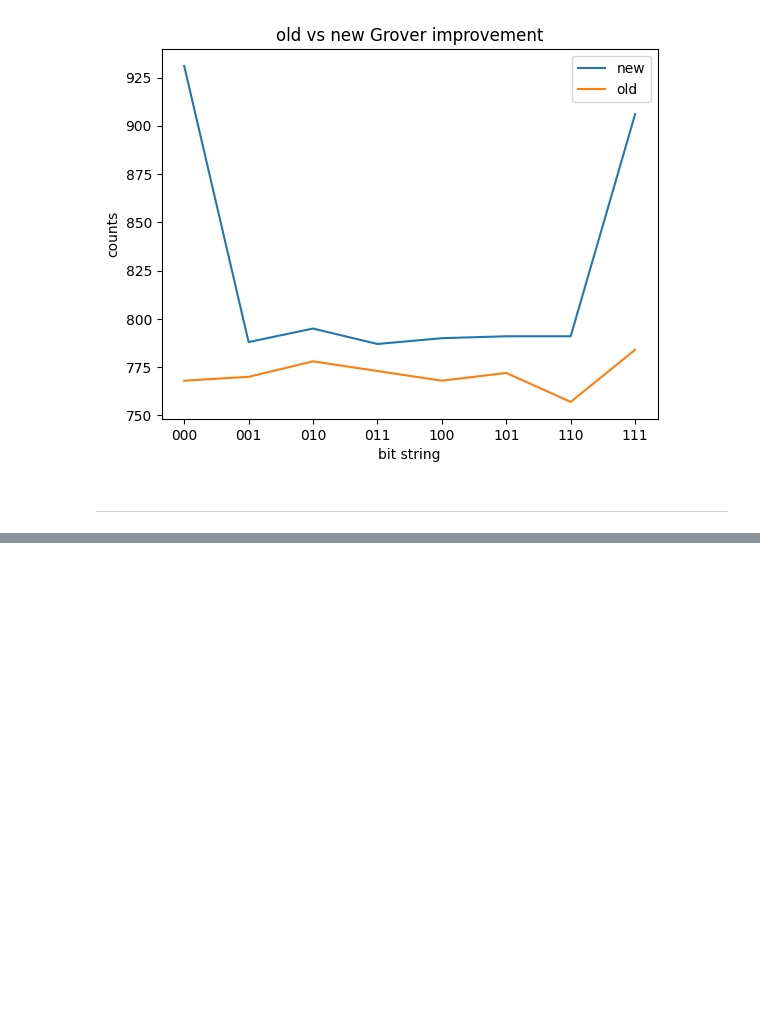
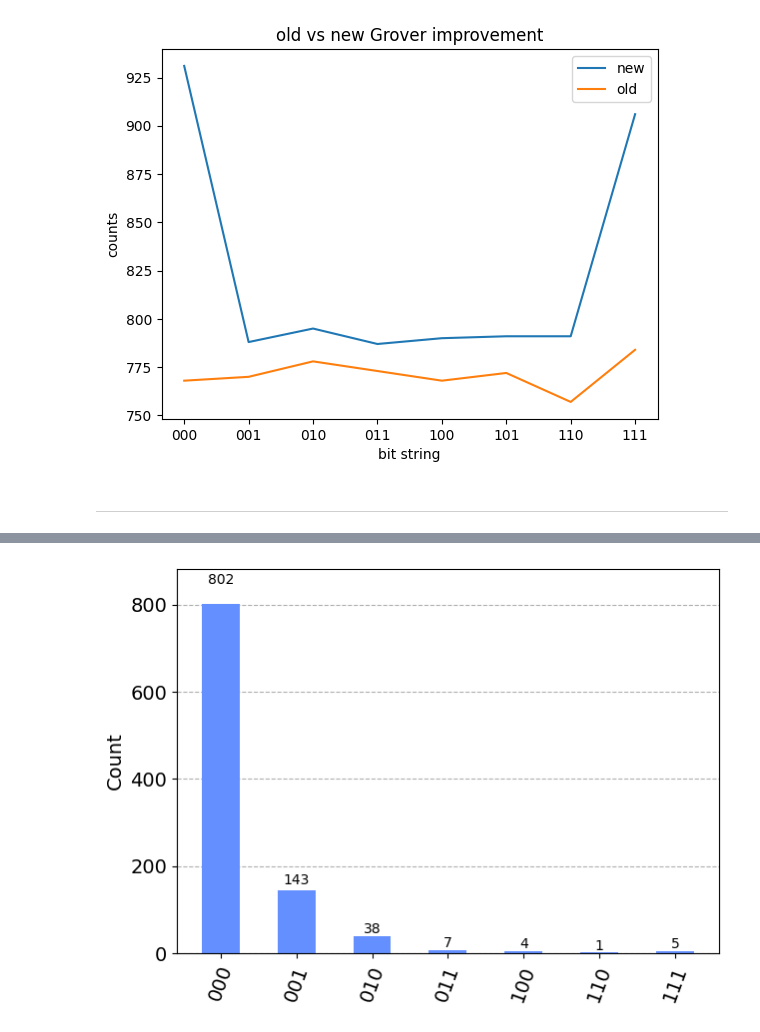
Before and after one commit to Dpbm/scientific-research-1-quantum-oracles, a Jupyter notebook: code/file-explorer.ipynb, the cells around one changed output, grey strips where cells are left out. Cells and saved outputs as stored; diff of their text form; code cells hidden in the pictures; blank space fills up the shorter version.

```diff
--- a/code/file-explorer.ipynb
+++ b/code/file-explorer.ipynb
@@ -849,0 +861,6 @@ plt.show()
+# %%
+oracle = p_oracle('000')
+qc = new_g(s, oracle)
+plot_histogram(get_result(qc))
+# %% [output]
+[figure, added]
```
Also changed, not shown: parts of 9 cells of this notebook.
